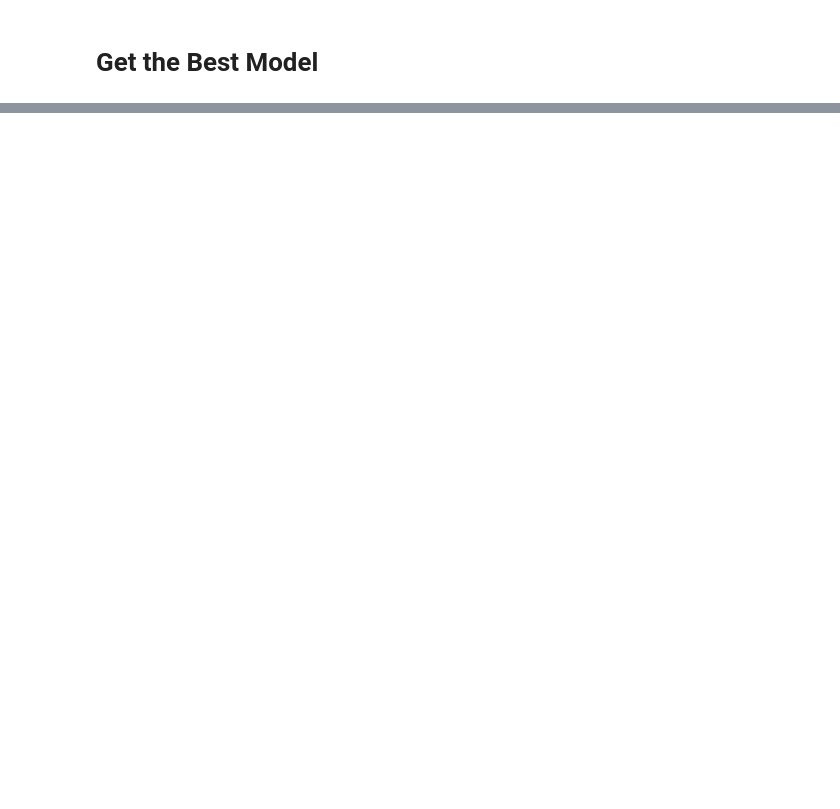
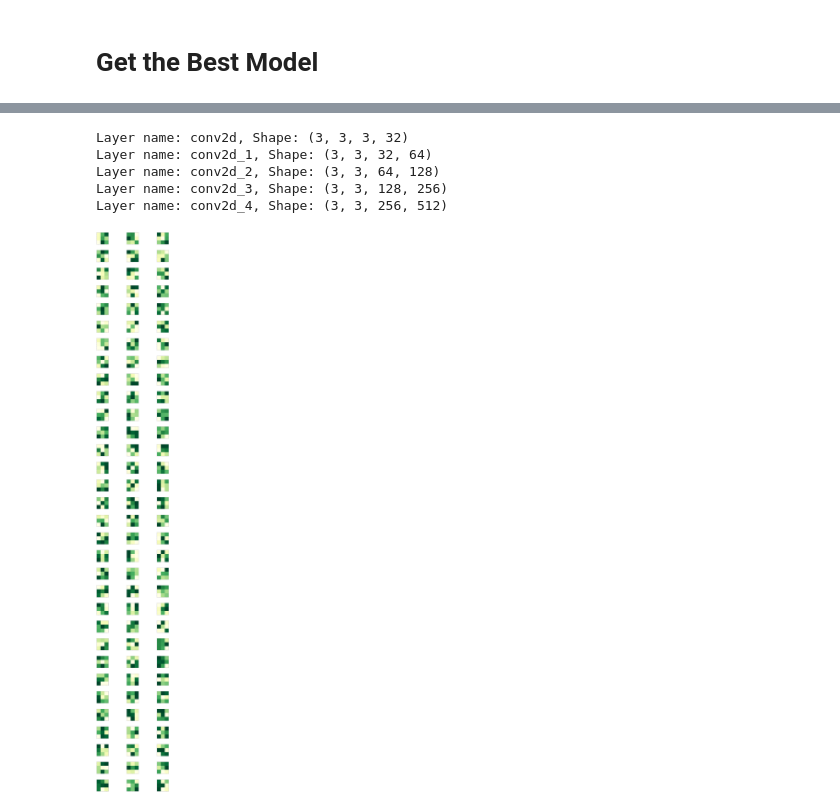
Before and after one commit to harishpilla/Deep_Learning, a Jupyter notebook: assignment_2/assignment_2.ipynb, the cells around one changed output, grey strips where cells are left out. Drawn from its saved outputs; the diff is of its cells as text; code cells hidden in the pictures; blank space fills up the shorter version.

```diff
--- a/assignment_2/assignment_2.ipynb
+++ b/assignment_2/assignment_2.ipynb
@@ -389,0 +433,41 @@ plt.show()
+# %%
+# Visualization of the filters
+for layer in model.layers:
+    if 'conv' in layer.name:
+        filters, biases = layer.get_weights()
+        print('Layer name: {}, Shape: {}'.format(layer.name, filters.shape))
+
+filters, biases = model.layers[0].get_weights()
+
+# Normalize all filter values in to range of 0 to 1
+f_min, f_max = filters.min(), filters.max()
+filters = (filters - f_min) / (f_max - f_min)
+
+# Plot the filter
+fig = plt.figure(figsize=(128,128))
+
+# Create Grid
+gridspec_obj_filters = gridspec.GridSpec(32, 3, width_ratios=[1, 1, 1],
+                                         wspace=0.0, hspace=0.5, top=0.95,
+                                         bottom=0.05, left=0.7, right=0.845)
+
+# plot first few filters
+n_filters, ix = 32, 1
+
+# Plot each filter
+for i in range(n_filters):
+    f = filters[:, :, :, i]
+    for j in range(3):
+      ax = plt.subplot(gridspec_obj_filters[i,j])
+      ax.imshow(f[:, :, j], cmap='YlGn')
+      ax.set_xticklabels([])
+      ax.set_yticklabels([])
+
+plt.show()
+# %% [output]
+Layer name: conv2d, Shape: (3, 3, 3, 32)
+Layer name: conv2d_1, Shape: (3, 3, 32, 64)
+Layer name: conv2d_2, Shape: (3, 3, 64, 128)
+Layer name: conv2d_3, Shape: (3, 3, 128, 256)
+Layer name: conv2d_4, Shape: (3, 3, 256, 512)
+[figure, added]
```
Also changed, not shown: parts of 11 cells of this notebook.
